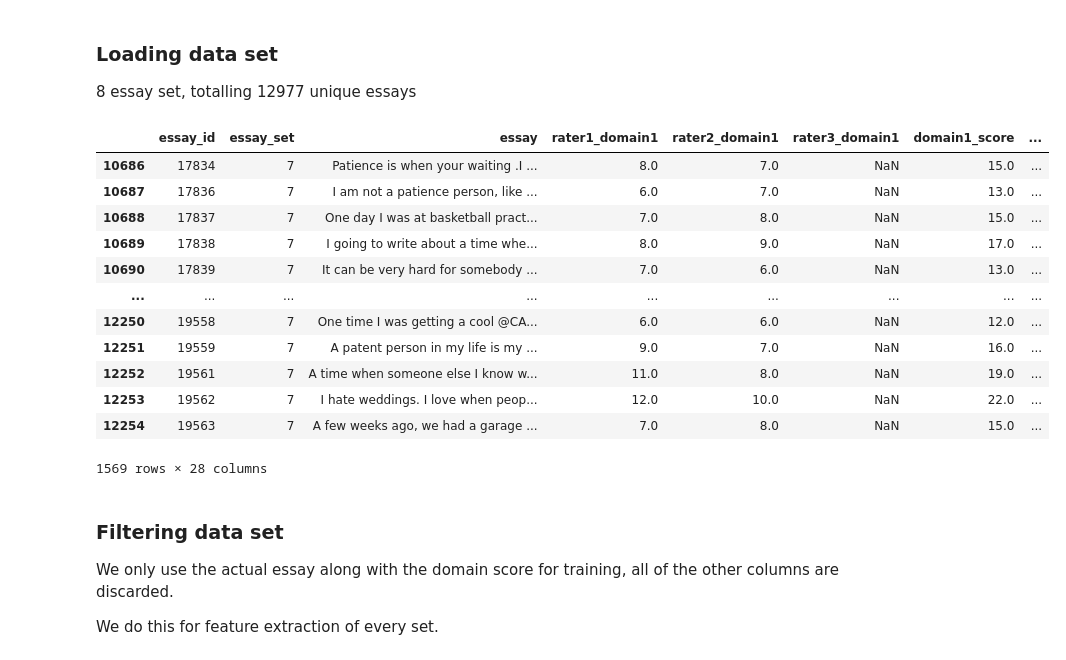
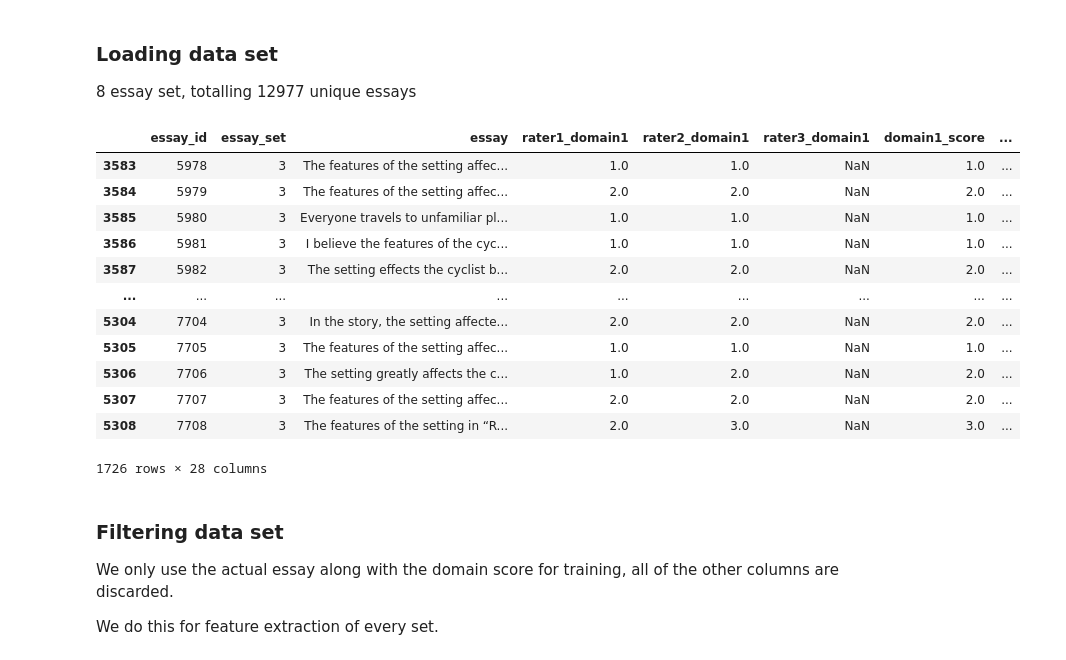
Before and after one commit to nishalkulkarni/ai-essay-autograd, a Jupyter notebook: Feature Extraction.ipynb, the cells around one changed output. Cells and saved outputs as stored; diff of their text form; code cells hidden in the pictures.

```diff
--- a/Feature Extraction.ipynb
+++ b/Feature Extraction.ipynb
@@ -59,23 +59,23 @@ from sklearn.decomposition import TruncatedSVD
 # %%
 data = pd.read_excel('training_set_rel3.xlsx')
 # %%
-essay_set_num = 7
+essay_set_num = 3
 data = data.loc[data['essay_set'] == essay_set_num]
 data
 # %% [output]
 |  | essay_id | essay_set | essay | rater1_domain1 | rater2_domain1 | rater3_domain1 | domain1_score | ... |
-| 10686 | 17834 | 7 | Patience is when your waiting .I ... | 8.0 | 7.0 | NaN | 15.0 | ... |
-| 10687 | 17836 | 7 | I am not a patience person, like ... | 6.0 | 7.0 | NaN | 13.0 | ... |
-| 10688 | 17837 | 7 | One day I was at basketball pract... | 7.0 | 8.0 | NaN | 15.0 | ... |
-| 10689 | 17838 | 7 | I going to write about a time whe... | 8.0 | 9.0 | NaN | 17.0 | ... |
-| 10690 | 17839 | 7 | It can be very hard for somebody ... | 7.0 | 6.0 | NaN | 13.0 | ... |
+| 3583 | 5978 | 3 | The features of the setting affec... | 1.0 | 1.0 | NaN | 1.0 | ... |
+| 3584 | 5979 | 3 | The features of the setting affec... | 2.0 | 2.0 | NaN | 2.0 | ... |
+| 3585 | 5980 | 3 | Everyone travels to unfamiliar pl... | 1.0 | 1.0 | NaN | 1.0 | ... |
+| 3586 | 5981 | 3 | I believe the features of the cyc... | 1.0 | 1.0 | NaN | 1.0 | ... |
+| 3587 | 5982 | 3 | The setting effects the cyclist b... | 2.0 | 2.0 | NaN | 2.0 | ... |
 | ... | ... | ... | ... | ... | ... | ... | ... | ... |
-| 12250 | 19558 | 7 | One time I was getting a cool @CA... | 6.0 | 6.0 | NaN | 12.0 | ... |
-| 12251 | 19559 | 7 | A patent person in my life is my ... | 9.0 | 7.0 | NaN | 16.0 | ... |
-| 12252 | 19561 | 7 | A time when someone else I know w... | 11.0 | 8.0 | NaN | 19.0 | ... |
-| 12253 | 19562 | 7 | I hate weddings. I love when peop... | 12.0 | 10.0 | NaN | 22.0 | ... |
-| 12254 | 19563 | 7 | A few weeks ago, we had a garage ... | 7.0 | 8.0 | NaN | 15.0 | ... |
+| 5304 | 7704 | 3 | In the story, the setting affecte... | 2.0 | 2.0 | NaN | 2.0 | ... |
+| 5305 | 7705 | 3 | The features of the setting affec... | 1.0 | 1.0 | NaN | 1.0 | ... |
+| 5306 | 7706 | 3 | The setting greatly affects the c... | 1.0 | 2.0 | NaN | 2.0 | ... |
+| 5307 | 7707 | 3 | The features of the setting affec... | 2.0 | 2.0 | NaN | 2.0 | ... |
+| 5308 | 7708 | 3 | The features of the setting in “R... | 2.0 | 3.0 | NaN | 3.0 | ... |
-1569 rows × 28 columns
+1726 rows × 28 columns
 # %% [markdown]
 ### Filtering data set
 
```
Also changed, not shown: parts of 6 cells of this notebook, 1 other file.
